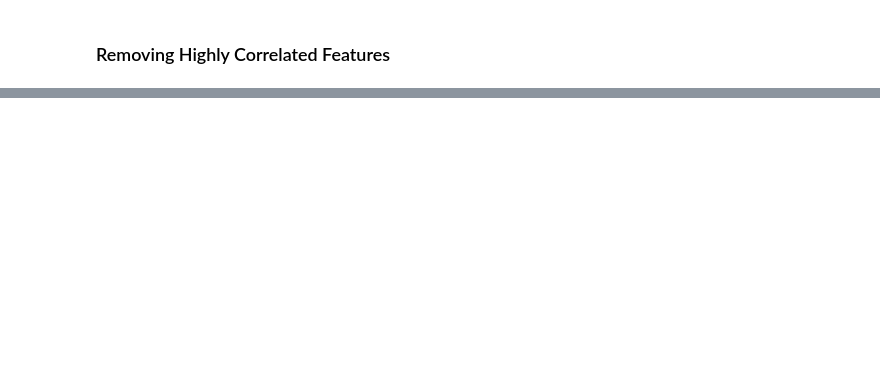
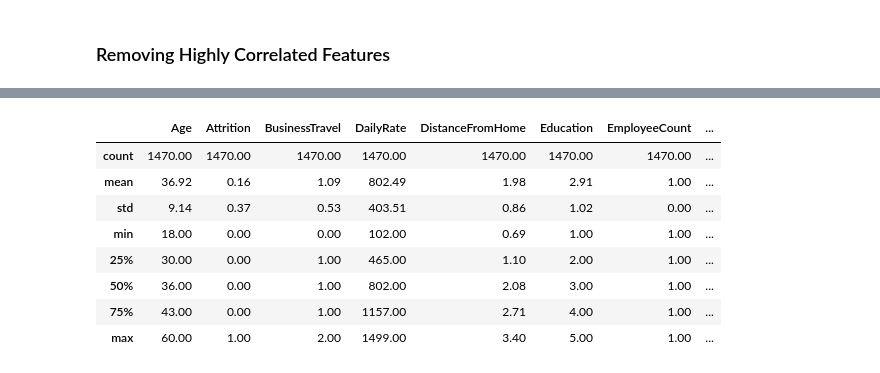
Before and after one commit to Viathorr/HR-Employee-Attrition-Analysis-and-Prediction, a Jupyter notebook: notebooks/02_feature_engineering_and_selection.ipynb, the cells around one changed output, grey strips where cells are left out. Drawn from its saved outputs; the diff is of its cells as text; code cells hidden in the pictures; blank space fills up the shorter version.

Commit message:
Add feature selection and quick data preprocessing

```diff
--- a/notebooks/02_feature_engineering_and_selection.ipynb
+++ b/notebooks/02_feature_engineering_and_selection.ipynb
@@ -163,0 +144,12 @@ new_df.drop(columns=list(highly_correlated_features), inplace=True)
+# %%
+cols_with_high_skew = [col for col in num_cols if new_df[col].skew() > 0.7 ]
+
+# Winsorization & Log Transformation to reduce skewness
+for col in cols_with_high_skew:
+  print(f"\nColumn: {col}")
+  print("Original Skewness:", new_df[col].skew())
+
+  new_df[col] = mstats.winsorize(new_df[col], limits=[0.01, 0.01])
+  new_df[col] = np.log1p(new_df[col])
+
+  print("Log Transformed Skewness after winsorization:", new_df[col].skew())
@@ -163,0 +201,19 @@ new_df.drop(columns=list(highly_correlated_features), inplace=True)
+# %%
+from sklearn.preprocessing import StandardScaler, LabelEncoder, OrdinalEncoder, OneHotEncoder
+
+# Encoding ordinal categorical features
+ord_cat_cols = ["OverTime", "BusinessTravel"]
+ord_categories = [
+  ["Yes", "No"],
+  ["Non-Travel", "Travel_Rarely", "Travel_Frequently"]
+]
+
+new_df[ord_cat_cols] = OrdinalEncoder(categories=ord_categories).fit_transform(new_df[ord_cat_cols])
+new_df[target_col] = LabelEncoder().fit_transform(new_df[target_col])
+
+# Encoding nominal categorical features
+nom_cat_cols = ["Department", "EducationField", "Gender", "JobRole", "MaritalStatus", "Over18"]
+onehot_encoder = OneHotEncoder(sparse_output=False, drop="if_binary").fit(new_df[nom_cat_cols])
+onehot_encoded_features = onehot_encoder.get_feature_names_out(nom_cat_cols)
+new_df[onehot_encoded_features] = onehot_encoder.transform(new_df[nom_cat_cols])
+new_df.drop(columns=nom_cat_cols, inplace=True)
@@ -163,0 +229,12 @@ new_df.drop(columns=list(highly_correlated_features), inplace=True)
+# %%
+new_df.describe()
+# %% [output]
+|  | Age | Attrition | BusinessTravel | DailyRate | DistanceFromHome | Education | EmployeeCount | ... |
+| count | 1470.00 | 1470.00 | 1470.00 | 1470.00 | 1470.00 | 1470.00 | 1470.00 | ... |
+| mean | 36.92 | 0.16 | 1.09 | 802.49 | 1.98 | 2.91 | 1.00 | ... |
+| std | 9.14 | 0.37 | 0.53 | 403.51 | 0.86 | 1.02 | 0.00 | ... |
+| min | 18.00 | 0.00 | 0.00 | 102.00 | 0.69 | 1.00 | 1.00 | ... |
+| 25% | 30.00 | 0.00 | 1.00 | 465.00 | 1.10 | 2.00 | 1.00 | ... |
+| 50% | 36.00 | 0.00 | 1.00 | 802.00 | 2.08 | 3.00 | 1.00 | ... |
+| 75% | 43.00 | 0.00 | 1.00 | 1157.00 | 2.71 | 4.00 | 1.00 | ... |
+| max | 60.00 | 1.00 | 2.00 | 1499.00 | 3.40 | 5.00 | 1.00 | ... |
```
Also changed, not shown: parts of 24 cells of this notebook.
